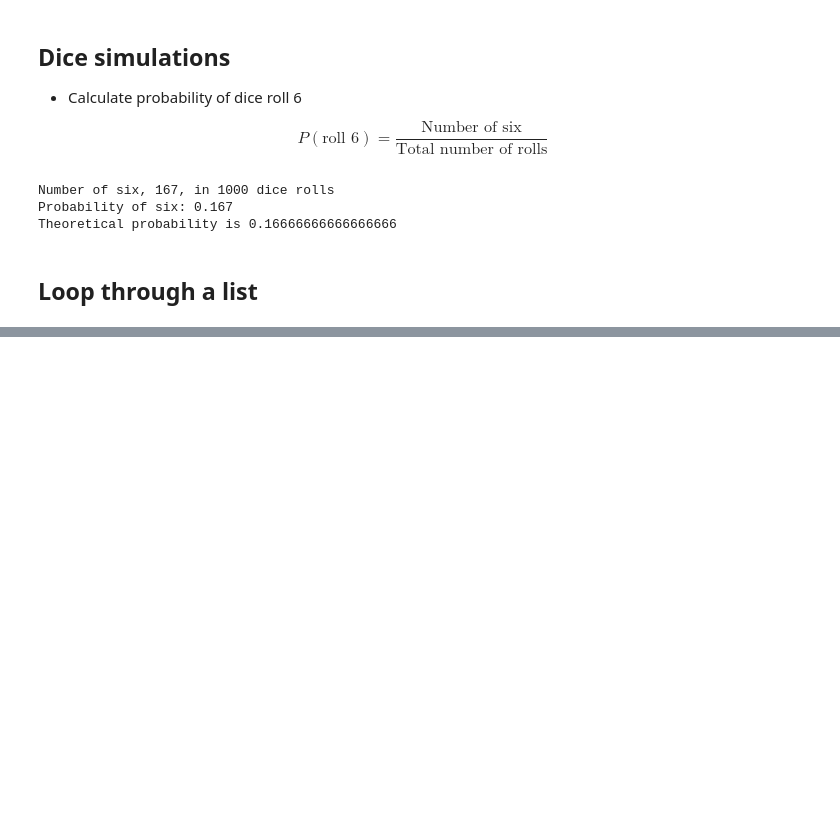
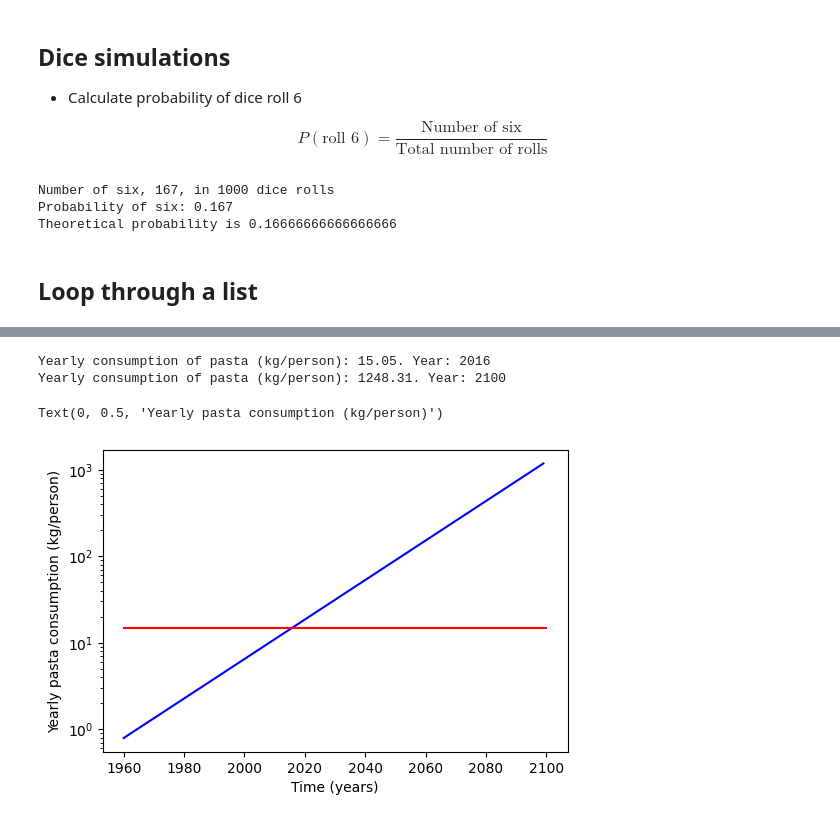
Before and after one commit to jwiegert/python-programming-joachim-wiegert, a Jupyter notebook: Code-Along/3_for_statements.ipynb, the cells around one changed output, grey strips where cells are left out. Drawn from its saved outputs; the diff is of its cells as text; code cells hidden in the pictures; blank space fills up the shorter version.

```diff
--- a/Code-Along/3_for_statements.ipynb
+++ b/Code-Along/3_for_statements.ipynb
@@ -94,0 +107,39 @@ Shopping list:
+# %%
+import math
+
+# a) At what year is the yearly pastsa consumption 15kg per person
+
+year = range(140) # range of years since 1960.
+consumption = list(year)
+
+for i,time in enumerate(year):
+    consumption = 0.791*math.exp(0.0526*time)
+    if consumption > 15:
+        print(f"Yearly consumption of pasta (kg/person): {consumption:.2f}. Year: {1960+time}")
+        break
+
+ # b) consumption at 2100
+
+consumption = 0.791*math.exp(0.0526*140)
+print(f"Yearly consumption of pasta (kg/person): {consumption:.2f}. Year: {1960+140}")
+# %% [output]
+Yearly consumption of pasta (kg/person): 15.05. Year: 2016
+Yearly consumption of pasta (kg/person): 1248.31. Year: 2100
+# %%
+# Plot solution
+import math
+import matplotlib.pyplot as plt
+
+consumption = []
+
+for year in range(140):
+    consumption.append(.791*math.exp(.0526*year))
+plt.figure(dpi=100)
+plt.plot(range(1960,2100),consumption,'b')
+plt.plot([1960,2100],[15,15],'r-')
+plt.yscale('log')
+plt.xlabel('Time (years)')
+plt.ylabel('Yearly pasta consumption (kg/person)')
+# %% [output]
+Text(0, 0.5, 'Yearly pasta consumption (kg/person)')
+[figure, added]
```
Also changed, not shown: parts of 4 cells of this notebook, 2 other files.
